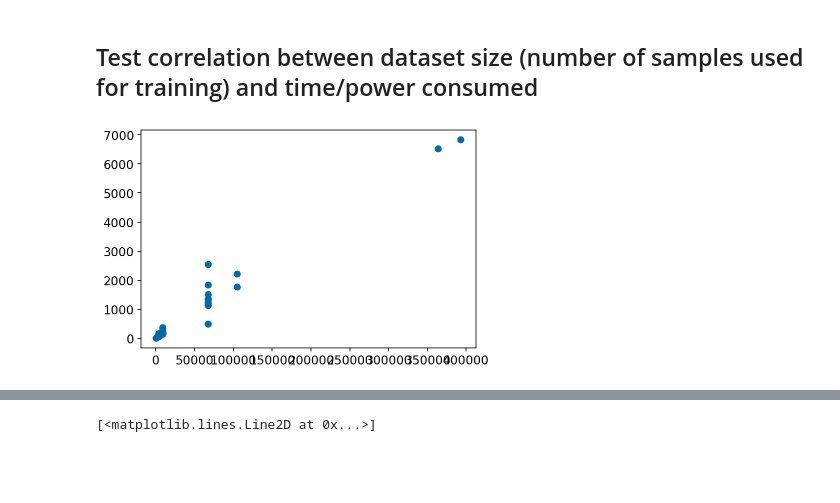
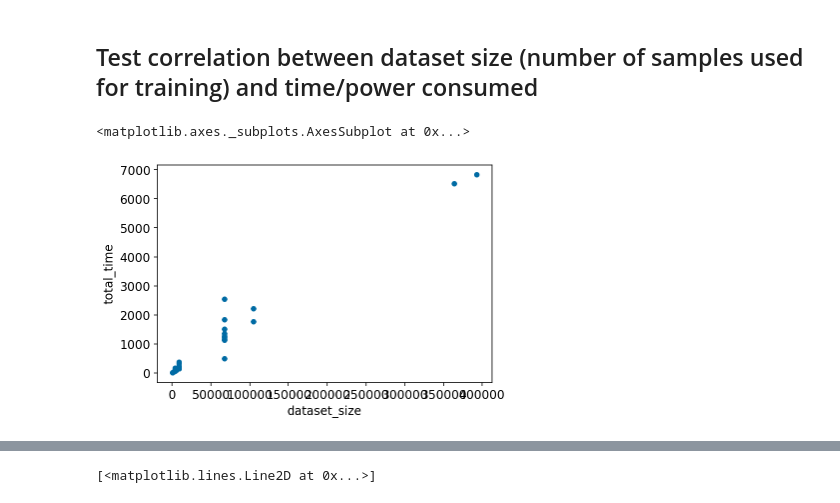
Before and after one commit to MScDissertation/NLP, a Jupyter notebook: nvidia-smi-data.ipynb, the cells around one changed output, grey strips where cells are left out. Cells and saved outputs as stored; diff of their text form; code cells hidden in the pictures; blank space fills up the shorter version.

```diff
--- a/nvidia-smi-data.ipynb
+++ b/nvidia-smi-data.ipynb
@@ -221,7 +213,8 @@ ax = plt.plot(df_mrpc['batchsize'],df_mrpc["summed_power"],'-o')
 [figure]
 # %% [markdown]
 ## Test correlation between dataset size (number of samples used for training) and time/power consumed
-# %%
-ax = plt.scatter(result['dataset_size'],result["total_time"])
-# %% [output]
-[figure, removed]
+# %%
+result.plot.scatter(x = 'dataset_size', y="total_time")
+# %% [output]
+<matplotlib.axes._subplots.AxesSubplot at 0x...>
+[figure, added]
```
Also changed, not shown: parts of 9 cells of this notebook, 4 other files.
